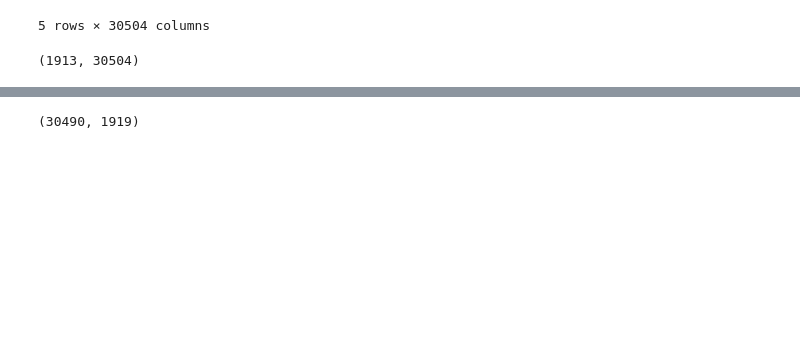
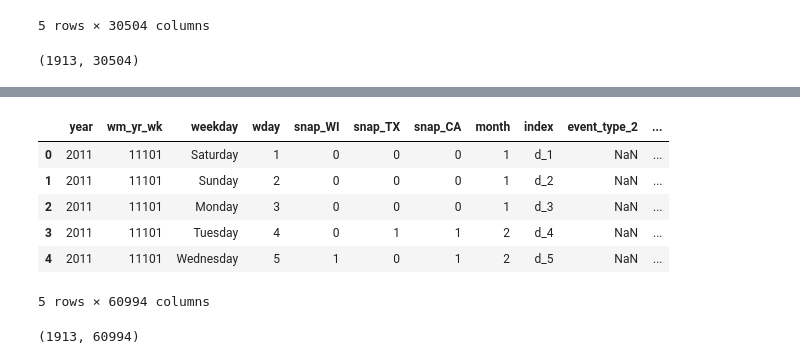
Before and after one commit to kabirmuntasir/2020-M5-Forecasting, a Jupyter notebook: Uncertanity/05102020.ipynb, the cells around one changed output, grey strips where cells are left out. Cells and saved outputs as stored; diff of their text form; code cells hidden in the pictures; blank space fills up the shorter version.

Commit message:
process data to make a single file

```diff
--- a/Uncertanity/05102020.ipynb
+++ b/Uncertanity/05102020.ipynb
@@ -59,0 +68,4 @@ stv=sales_train_validation.copy()
+# %%
+#concatenate item_id and store_id to match with validation table column name
+sell_prices['price'] = sell_prices['item_id'].str.cat(sell_prices['store_id'],sep="_")
+sell_prices.head()
@@ -59,0 +83,4 @@ stv=sales_train_validation.copy()
+# %%
+#make the data long to wide, in other word pivot
+sell_prices=sell_prices.pivot(index='wm_yr_wk', columns='price', values='sell_price').reset_index()
+sell_prices.head()
@@ -119,0 +176,5 @@ stv_T_merge.shape
+# %%
+# Merge sales_train_validation and calender data with sell_prices data
+
+stv_T_merge_all=pd.merge(stv_T_merge,sell_prices,on=['wm_yr_wk'],how='left')
+stv_T_merge_all.head()
@@ -120,4 +189,17 @@ stv_T_merge.shape
+# %%
+# sort the column name
+
+stv_T_merge_all=stv_T_merge_all.sort_index(axis=1,ascending=False)
+stv_T_merge_all.head()
+# %% [output]
+|  | year | wm_yr_wk | weekday | wday | snap_WI | snap_TX | snap_CA | month | index | event_type_2 | ... |
+| 0 | 2011 | 11101 | Saturday | 1 | 0 | 0 | 0 | 1 | d_1 | NaN | ... |
+| 1 | 2011 | 11101 | Sunday | 2 | 0 | 0 | 0 | 1 | d_2 | NaN | ... |
+| 2 | 2011 | 11101 | Monday | 3 | 0 | 0 | 0 | 1 | d_3 | NaN | ... |
+| 3 | 2011 | 11101 | Tuesday | 4 | 0 | 1 | 1 | 2 | d_4 | NaN | ... |
+| 4 | 2011 | 11101 | Wednesday | 5 | 1 | 0 | 1 | 2 | d_5 | NaN | ... |
+5 rows × 60994 columns
 # %%
-sales_train_validation.shape
+stv_T_merge_all.shape
 # %% [output]
-(30490, 1919)
+(1913, 60994)
```
Also changed, not shown: parts of 20 cells of this notebook.
